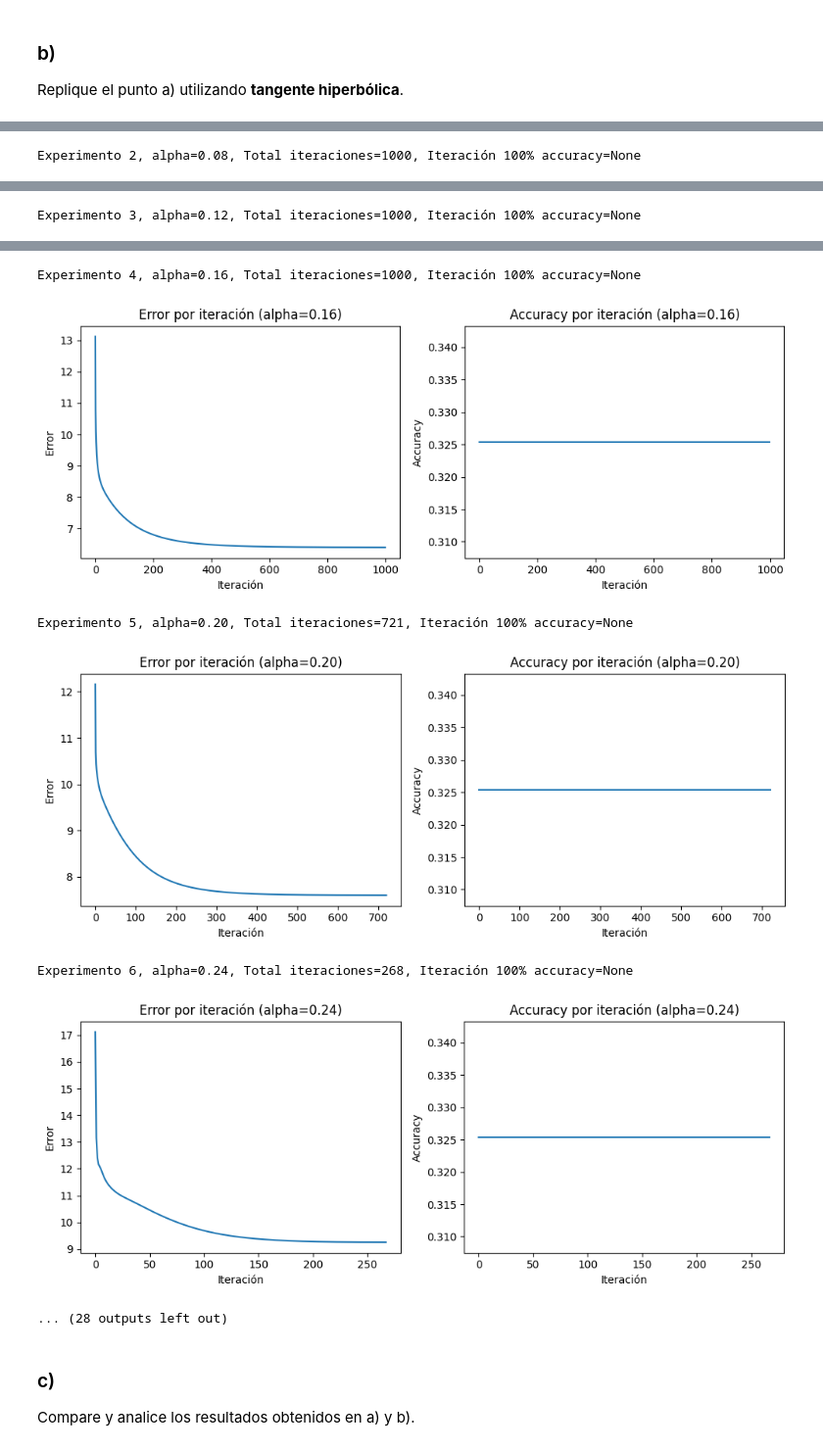
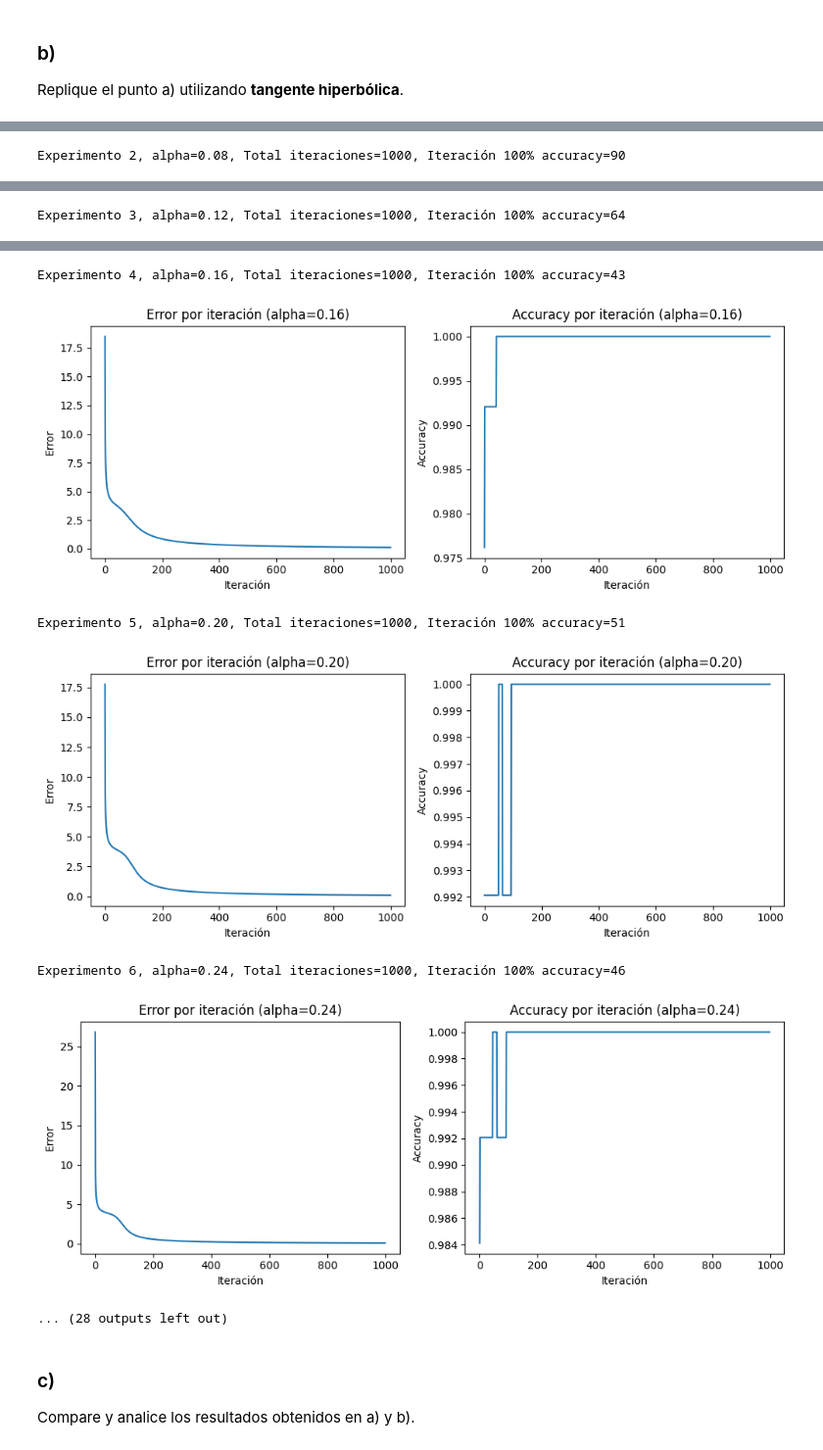
Before and after one commit to gonblas/deep-learning-unlp, a Jupyter notebook: Practicas/p3/08_Semillas.ipynb, the cells around one changed output, grey strips where cells are left out. Shown at 98% size. Saved outputs shown, nothing was run; the diff lists cells and outputs as text; code cells hidden in the pictures.

```diff
--- a/Practicas/p3/08_Semillas.ipynb
+++ b/Practicas/p3/08_Semillas.ipynb
@@ -20,9 +20,7 @@ train_data, test_data = train_test_split(data, test_size=0.4, random_state=42)
 
 
 X_train = train_data.drop(columns=['Clase'])
-T_train = (train_data['Clase'] == "Tipo2").astype(int)
 X_test = test_data.drop(columns=['Clase'])
-T_test = (test_data['Clase'] == "Tipo2").astype(int)
 # %% [markdown]
 ### a)
 
@@ -105,5 +103,8 @@ Experimento 6, alpha=0.24, Total iteraciones=1000, Iteración 100% accuracy=587
 
 Replique el punto a) utilizando **tangente hiperbólica**.
 # %%
-run_experiments(X_train, T_train, X_test, T_test, fun_name='tanh')
+T_train_tanh = pd.Series(np.where(train_data['Clase'] == "Tipo2", 1, -1))
+T_test_tanh  = pd.Series(np.where(test_data['Clase'] == "Tipo2", 1, -1))
+
+run_experiments(X_train, T_train_tanh, X_test, T_test_tanh, fun_name='tanh')
 # %% [output]
@@ -112 +113 @@ Experimento 1, alpha=0.04, Total iteraciones=1000, Iteración 100% accuracy=None
-Experimento 2, alpha=0.08, Total iteraciones=1000, Iteración 100% accuracy=None
+Experimento 2, alpha=0.08, Total iteraciones=1000, Iteración 100% accuracy=90
@@ -114 +115 @@ Experimento 2, alpha=0.08, Total iteraciones=1000, Iteración 100% accuracy=None
-Experimento 3, alpha=0.12, Total iteraciones=1000, Iteración 100% accuracy=None
+Experimento 3, alpha=0.12, Total iteraciones=1000, Iteración 100% accuracy=64
@@ -116,9 +117,9 @@ Experimento 3, alpha=0.12, Total iteraciones=1000, Iteración 100% accuracy=None
-Experimento 4, alpha=0.16, Total iteraciones=1000, Iteración 100% accuracy=None
+Experimento 4, alpha=0.16, Total iteraciones=1000, Iteración 100% accuracy=43
-[figure, old version]
+[figure, new version]
-Experimento 5, alpha=0.20, Total iteraciones=721, Iteración 100% accuracy=None
+Experimento 5, alpha=0.20, Total iteraciones=1000, Iteración 100% accuracy=51
-[figure, old version]
+[figure, new version]
-Experimento 6, alpha=0.24, Total iteraciones=268, Iteración 100% accuracy=None
+Experimento 6, alpha=0.24, Total iteraciones=1000, Iteración 100% accuracy=46
-[figure, old version]
+[figure, new version]
 ... (28 outputs left out)
 # %% [markdown]
 ### c)
```
Also changed, not shown: parts of 2 cells of this notebook, 9 other files.
